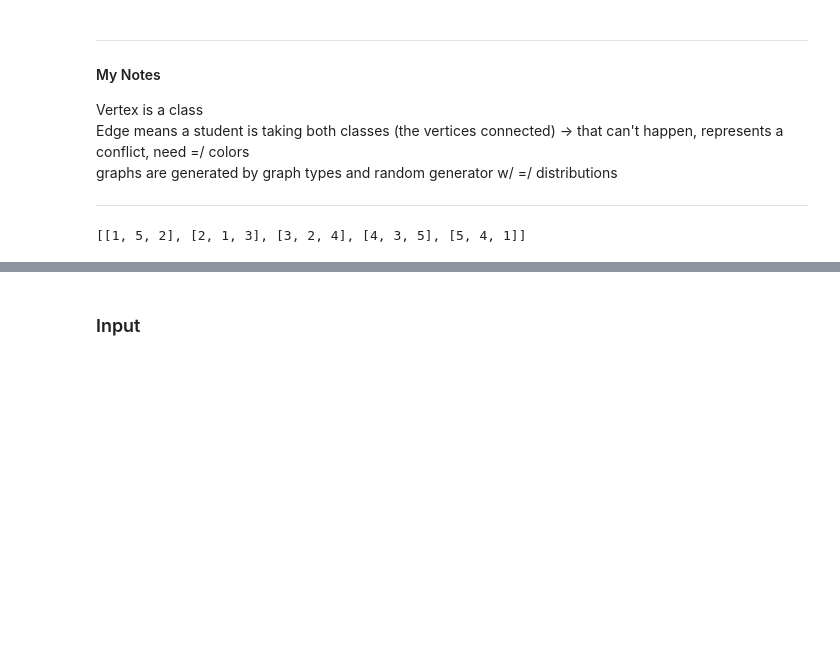
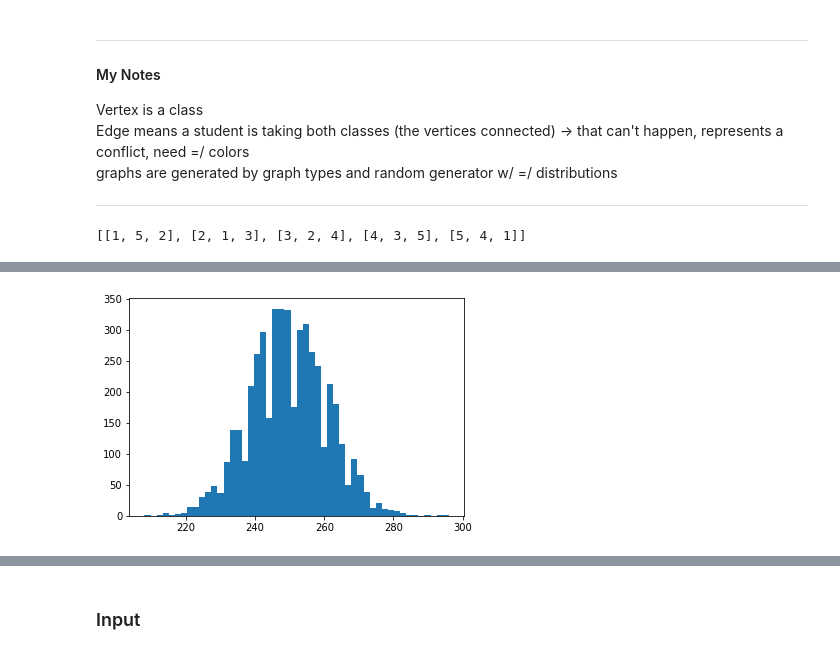
Before and after one commit to diogo-fae/Graph-Coloring-Analysis, a Jupyter notebook: Graph-Coloring.ipynb, the cells around one changed output, grey strips where cells are left out. Saved outputs shown, nothing was run; the diff lists cells and outputs as text; code cells hidden in the pictures; blank space fills up the shorter version.

```diff
--- a/Graph-Coloring.ipynb
+++ b/Graph-Coloring.ipynb
@@ -193,34 +193,36 @@ def binomial_dist(V, E, show_graph=False):
 
     edges = [np.random.binomial(V, 0.5) for i in range(E*8)]
 
     edges = [int(x) for x in edges]
 
     adj = [[j+1] for j in range(V)]
 
     # print('Length of Edges: ', len(edges))
     # print('Chosen Edges: ', edges)
 
     counter = 0
     for i in range(len(edges)):
         if counter == E:
             break
         if i % 2 == 0:
             if edges[i] != edges[i+1]:
                 if adj[edges[i]-1][0] != edges[i+1]:
                     if edges[i+1] not in adj[edges[i]-1]:
                         adj[edges[i]-1].append(edges[i+1])
                         adj[edges[i+1]-1].append(edges[i])
                         counter+=1
 
 
     if show_graph:
         plt.hist(edges, bins=50)
         plt.show()
 
     return adj
 
-graph = binomial_dist(500, 600)
+graph = binomial_dist(500, 600, True)
 # print_graph(graph)
+# %% [output]
+[figure, added]
 # %%
 %time display(graph = uniform_dist(10000, 2000000)) # ~30 seconds
 # %% [output]
```
Also changed, not shown: parts of 15 cells of this notebook.
